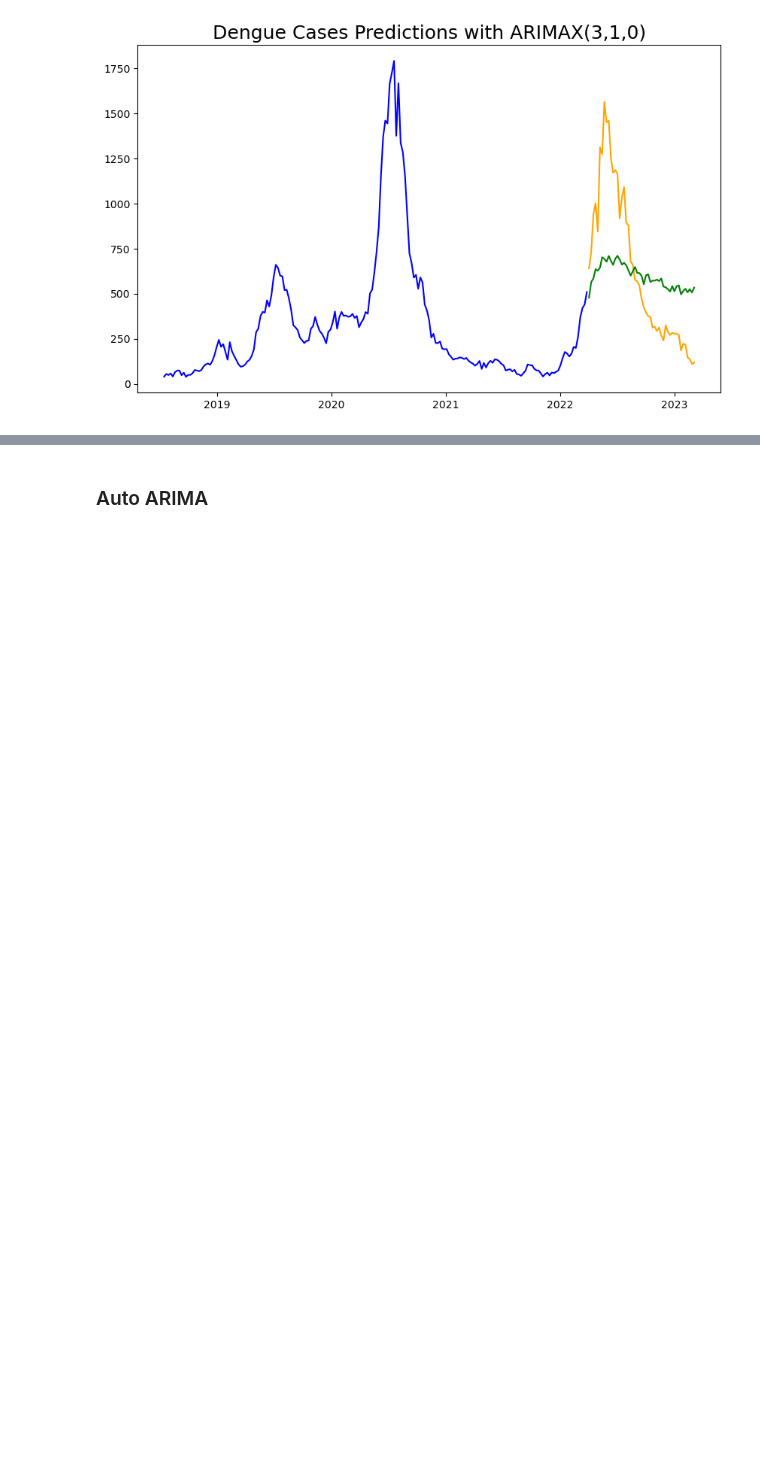
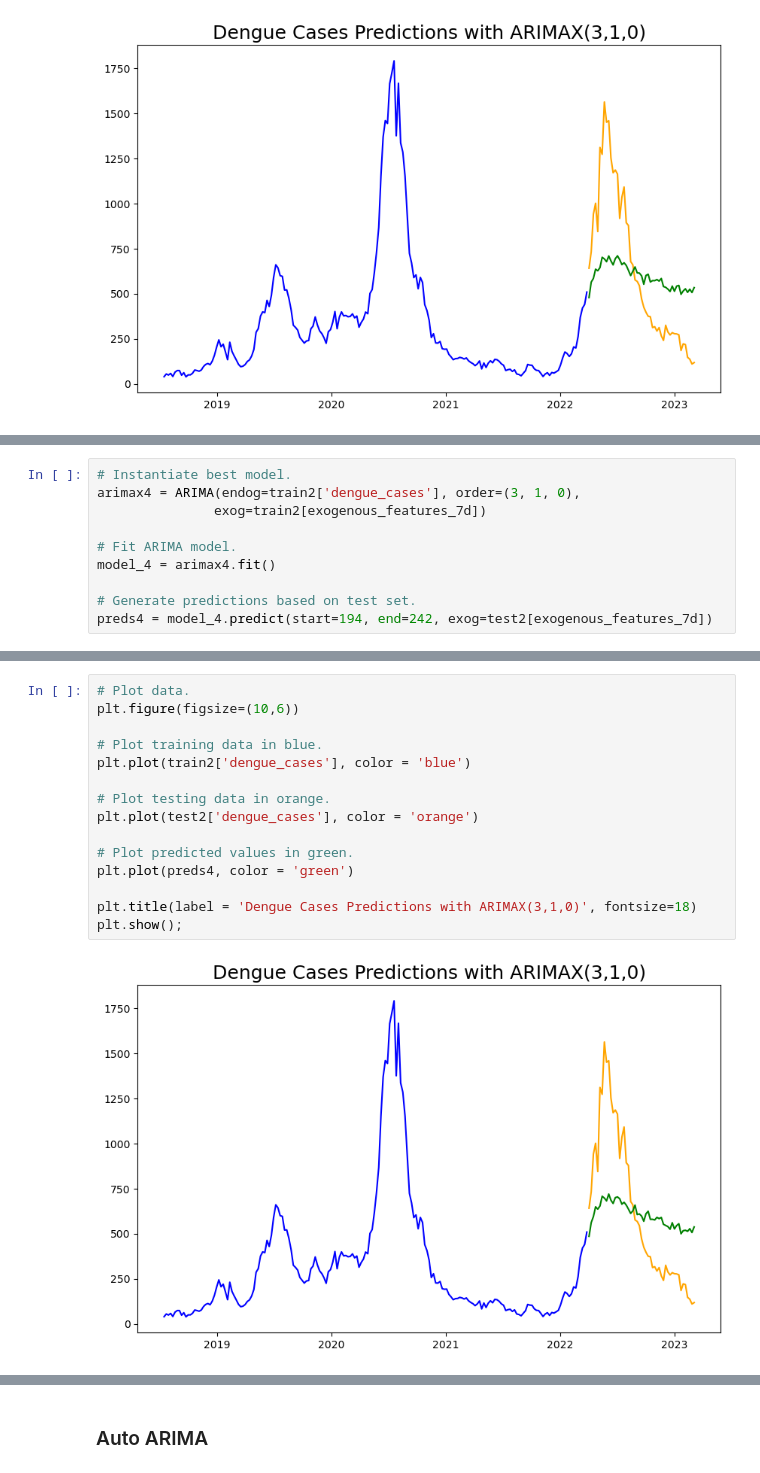
Before and after one commit to sherenaLIM/Predictive-Model-for-Dengue-Forked, a Jupyter notebook: code/prediction_model_sunil.ipynb, the cells around one changed output, grey strips where cells are left out. Drawn from its saved outputs; the diff is of its cells as text; blank space fills up the shorter version.

```diff
--- a/code/prediction_model_sunil.ipynb
+++ b/code/prediction_model_sunil.ipynb
@@ -437,0 +588,10 @@ plt.show();
+# %%
+# Instantiate best model.
+arimax4 = ARIMA(endog=train2['dengue_cases'], order=(3, 1, 0),
+               exog=train2[exogenous_features_7d])
+
+# Fit ARIMA model.
+model_4 = arimax4.fit()
+
+# Generate predictions based on test set.
+preds4 = model_4.predict(start=194, end=242, exog=test2[exogenous_features_7d])
@@ -437,0 +616,17 @@ plt.show();
+# %%
+# Plot data.
+plt.figure(figsize=(10,6))
+
+# Plot training data in blue.
+plt.plot(train2['dengue_cases'], color = 'blue')
+
+# Plot testing data in orange.
+plt.plot(test2['dengue_cases'], color = 'orange')
+
+# Plot predicted values in green.
+plt.plot(preds4, color = 'green')
+
+plt.title(label = 'Dengue Cases Predictions with ARIMAX(3,1,0)', fontsize=18)
+plt.show();
+# %% [output]
+[figure, added]
```
Also changed, not shown: parts of 64 cells of this notebook.
